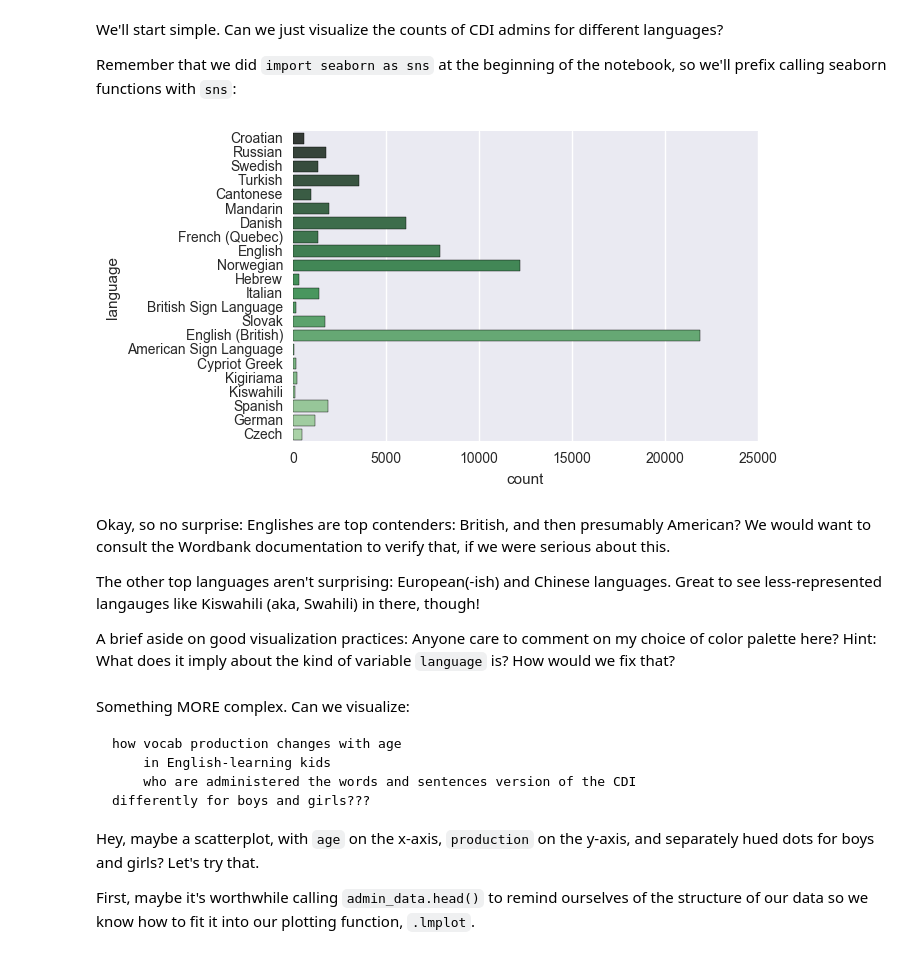
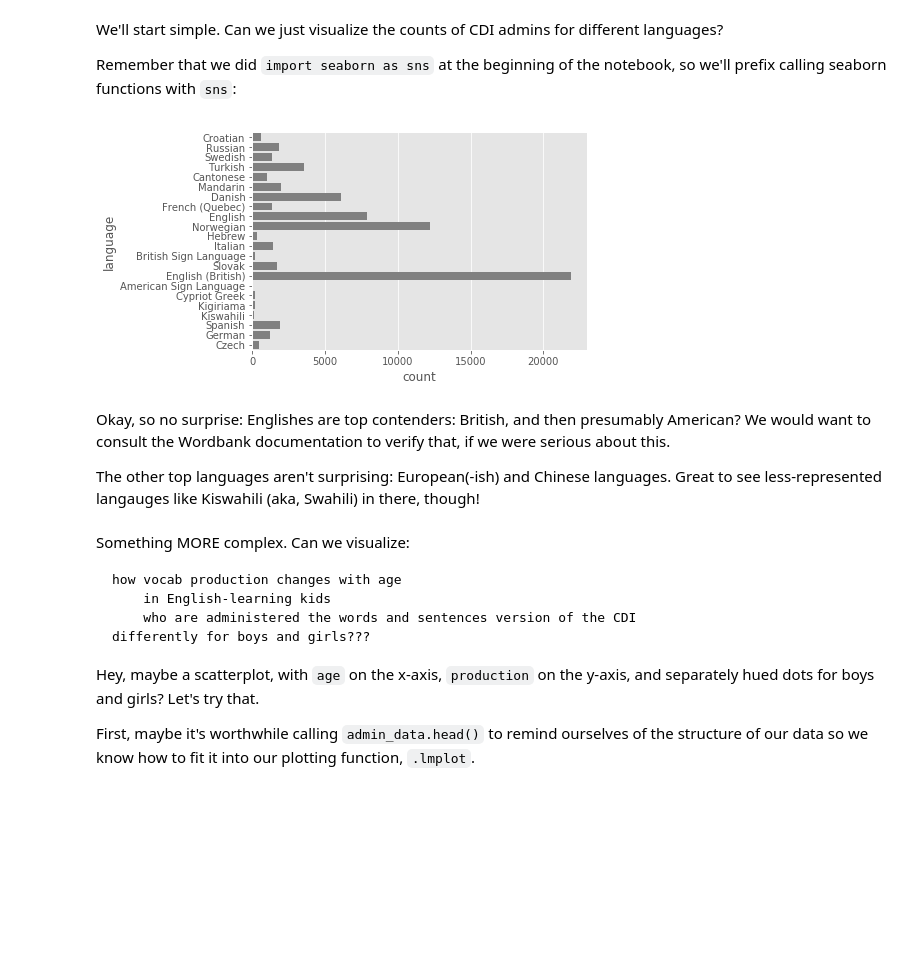
Before and after one commit to drussellmrichie/uconn_jterm_python_workshops, a Jupyter notebook: python-data-analysis/Python Data Analysis Tutorial -- Light theme.ipynb, the cells around one changed output. Cells and saved outputs as stored; diff of their text form; code cells hidden in the pictures; blank space fills up the shorter version.

```diff
--- a/python-data-analysis/Python Data Analysis Tutorial -- Light theme.ipynb
+++ b/python-data-analysis/Python Data Analysis Tutorial -- Light theme.ipynb
@@ -792,15 +785,15 @@ We'll start simple. Can we just visualize the counts of CDI admins for different
 
 Remember that we did `import seaborn as sns` at the beginning of the notebook, so we'll prefix calling seaborn functions with `sns`:
 # %%
-sns.countplot(y="language", data=admin_data, palette="Greens_d"); #spec'ing palette is optional
+# sns.countplot(y="language", data=admin_data, palette="Greens_d"); #spec'ing palette is optional
-# %% [output]
-[figure, removed]
+# %%
+sns.countplot(y="language", data=admin_data, color='grey');
+# %% [output]
+[figure, added]
 # %% [markdown]
 Okay, so no surprise: Englishes are top contenders: British, and then presumably American? We would want to consult the Wordbank documentation to verify that, if we were serious about this.
 
 The other top languages aren't surprising: European(-ish) and Chinese languages. Great to see less-represented langauges like Kiswahili (aka, Swahili) in there, though!
-
-A brief aside on good visualization practices: Anyone care to comment on my choice of color palette here? Hint: What does it imply about the kind of variable `language` is? How would we fix that?
 # %% [markdown]
 Something MORE complex. Can we visualize:
 
```
Also changed, not shown: parts of 40 cells of this notebook.
